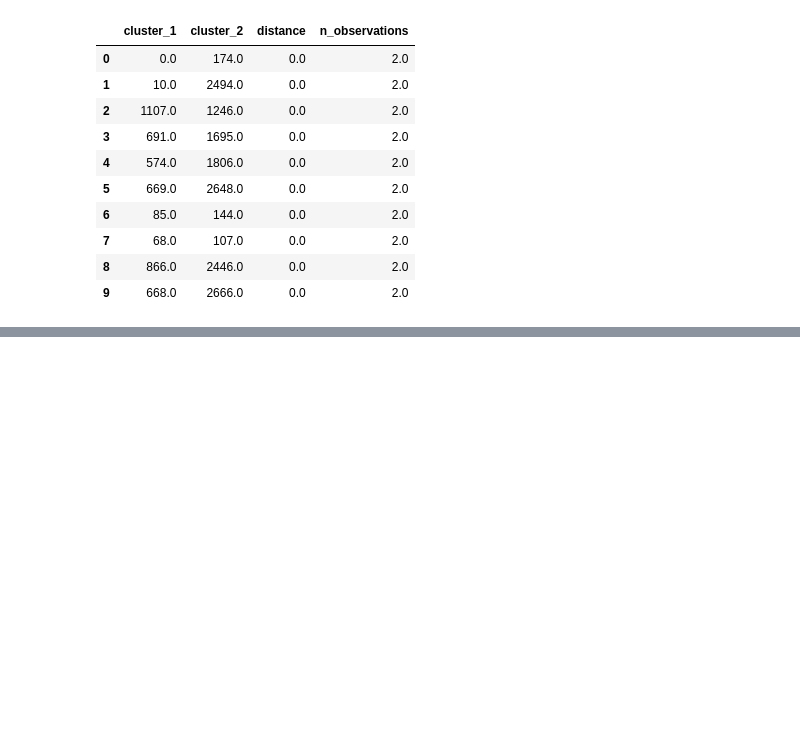
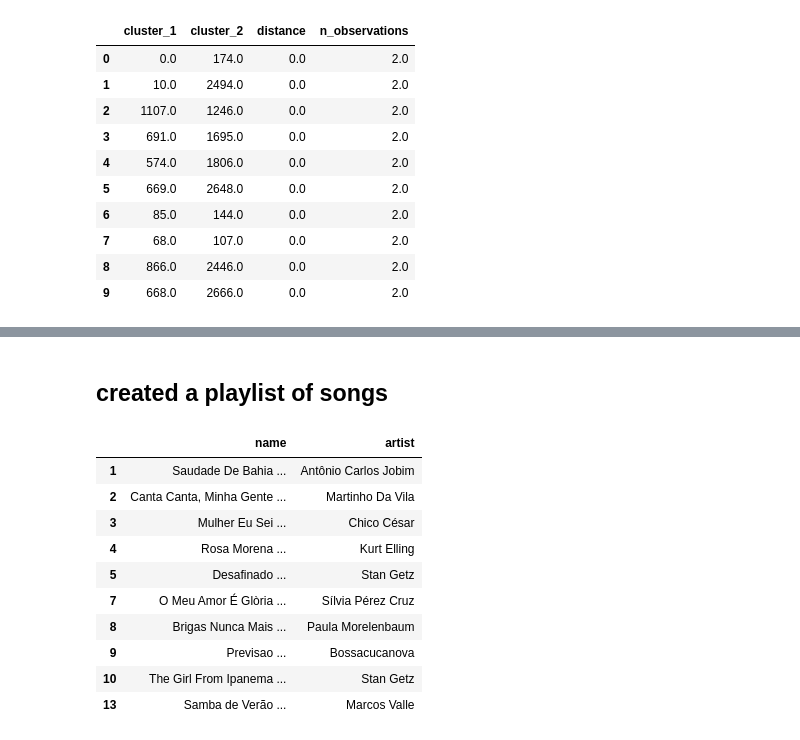
Before and after one commit to Titaniel3/ASDA_2025_Group_1_Portfolio_new, a Jupyter notebook: notebooks/week_11_group_1_notebook.ipynb, the cells around one changed output, grey strips where cells are left out. Cells and saved outputs as stored; diff of their text form; code cells hidden in the pictures; blank space fills up the shorter version.

```diff
--- a/notebooks/week_11_group_1_notebook.ipynb
+++ b/notebooks/week_11_group_1_notebook.ipynb
@@ -869,0 +860,18 @@ plt.show()
+# %% [markdown]
+## created a playlist of songs
+# %%
+spotify_dbscan[
+    spotify_dbscan['dbscan_cluster'] == 1
+][['name', 'artist']].head(10)
+# %% [output]
+|  | name | artist |
+| 1 | Saudade De Bahia ... | Antônio Carlos Jobim |
+| 2 | Canta Canta, Minha Gente ... | Martinho Da Vila |
+| 3 | Mulher Eu Sei ... | Chico César |
+| 4 | Rosa Morena ... | Kurt Elling |
+| 5 | Desafinado ... | Stan Getz |
+| 7 | O Meu Amor É Glòria ... | Sílvia Pérez Cruz |
+| 8 | Brigas Nunca Mais ... | Paula Morelenbaum |
+| 9 | Previsao ... | Bossacucanova |
+| 10 | The Girl From Ipanema ... | Stan Getz |
+| 13 | Samba de Verão ... | Marcos Valle |
```
Also changed, not shown: parts of 11 cells of this notebook, 2 other files.
